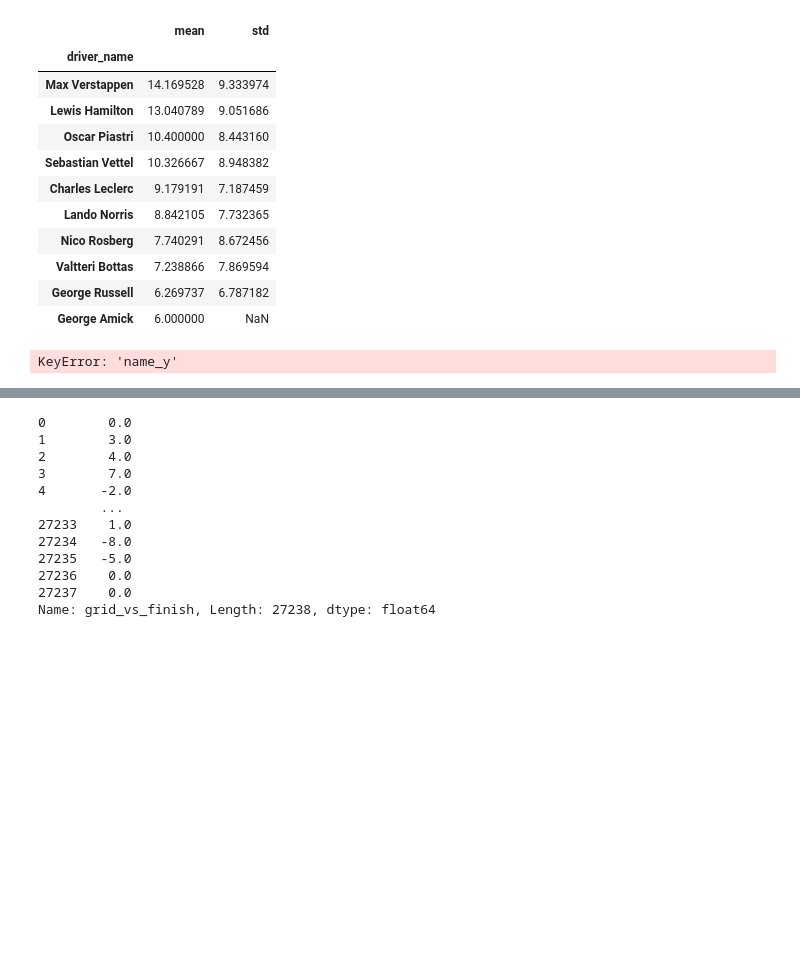
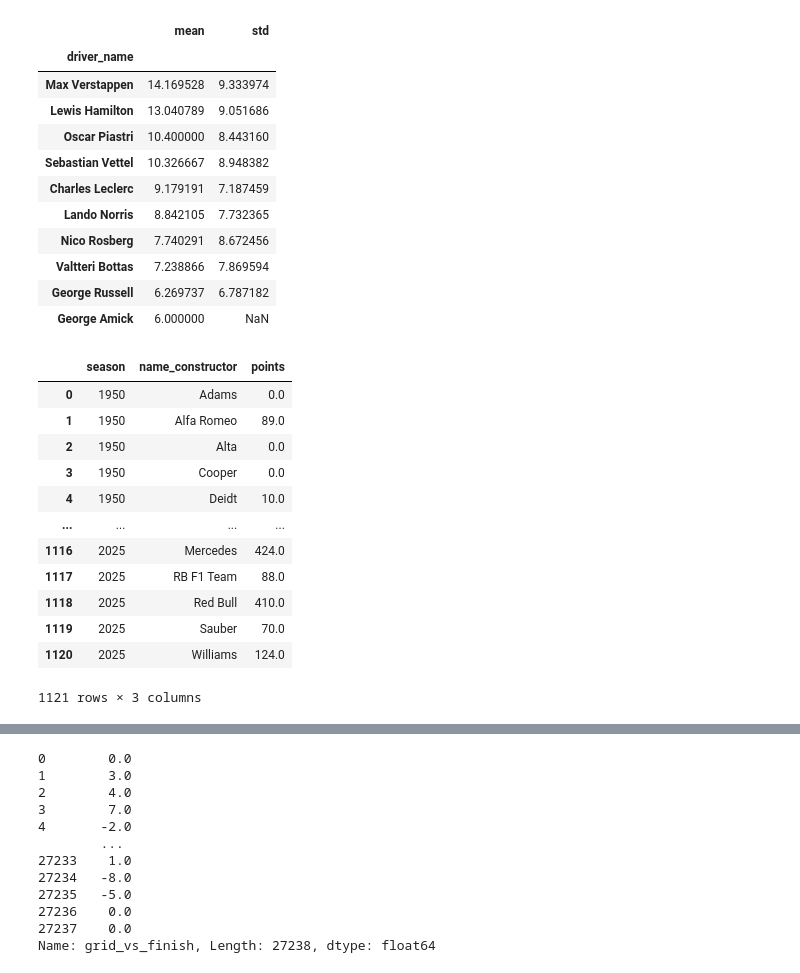
Before and after one commit to KavishaGimhani/f1-business-analytics, a Jupyter notebook: notebooks/03_eda.ipynb, the cells around one changed output, grey strips where cells are left out. Cells and saved outputs as stored; diff of their text form; code cells hidden in the pictures; blank space fills up the shorter version.

```diff
--- a/notebooks/03_eda.ipynb
+++ b/notebooks/03_eda.ipynb
@@ -2,7 +2,11 @@
 import pandas as pd
 import numpy as np
 
-df = pd.read_csv("C:/Users/LENOVO/Desktop/Kavi docu/jobs/f1-business-analytics/data/processed/f1_clean_analytics_dataset.csv")
+df = pd.read_csv(
+    "C:/Users/LENOVO/Desktop/Kavi docu/jobs/f1-business-analytics/data/processed/f1_clean_analytics_dataset.csv",
+    dtype={'number': 'string'},
+    low_memory=False
+)
 # %%
 df.shape
 df.info()
@@ -131,7 +146,19 @@ df.groupby('driver_name')['points'].agg(['mean','std']).sort_values('mean', asce
 | George Russell | 6.269737 | 6.787182 |
 | George Amick | 6.000000 | NaN |
 # %%
-df.groupby(['season','name_y'])['points'].sum().reset_index()
+df.groupby(['season','name_constructor'])['points'].sum().reset_index()
 # %% [output]
+|  | season | name_constructor | points |
+| 0 | 1950 | Adams | 0.0 |
+| 1 | 1950 | Alfa Romeo | 89.0 |
+| 2 | 1950 | Alta | 0.0 |
+| 3 | 1950 | Cooper | 0.0 |
+| 4 | 1950 | Deidt | 10.0 |
+| ... | ... | ... | ... |
+| 1116 | 2025 | Mercedes | 424.0 |
+| 1117 | 2025 | RB F1 Team | 88.0 |
+| 1118 | 2025 | Red Bull | 410.0 |
+| 1119 | 2025 | Sauber | 70.0 |
+| 1120 | 2025 | Williams | 124.0 |
-KeyError: 'name_y'
+1121 rows × 3 columns
 # %%
```
Also changed, not shown: parts of 10 cells of this notebook.
